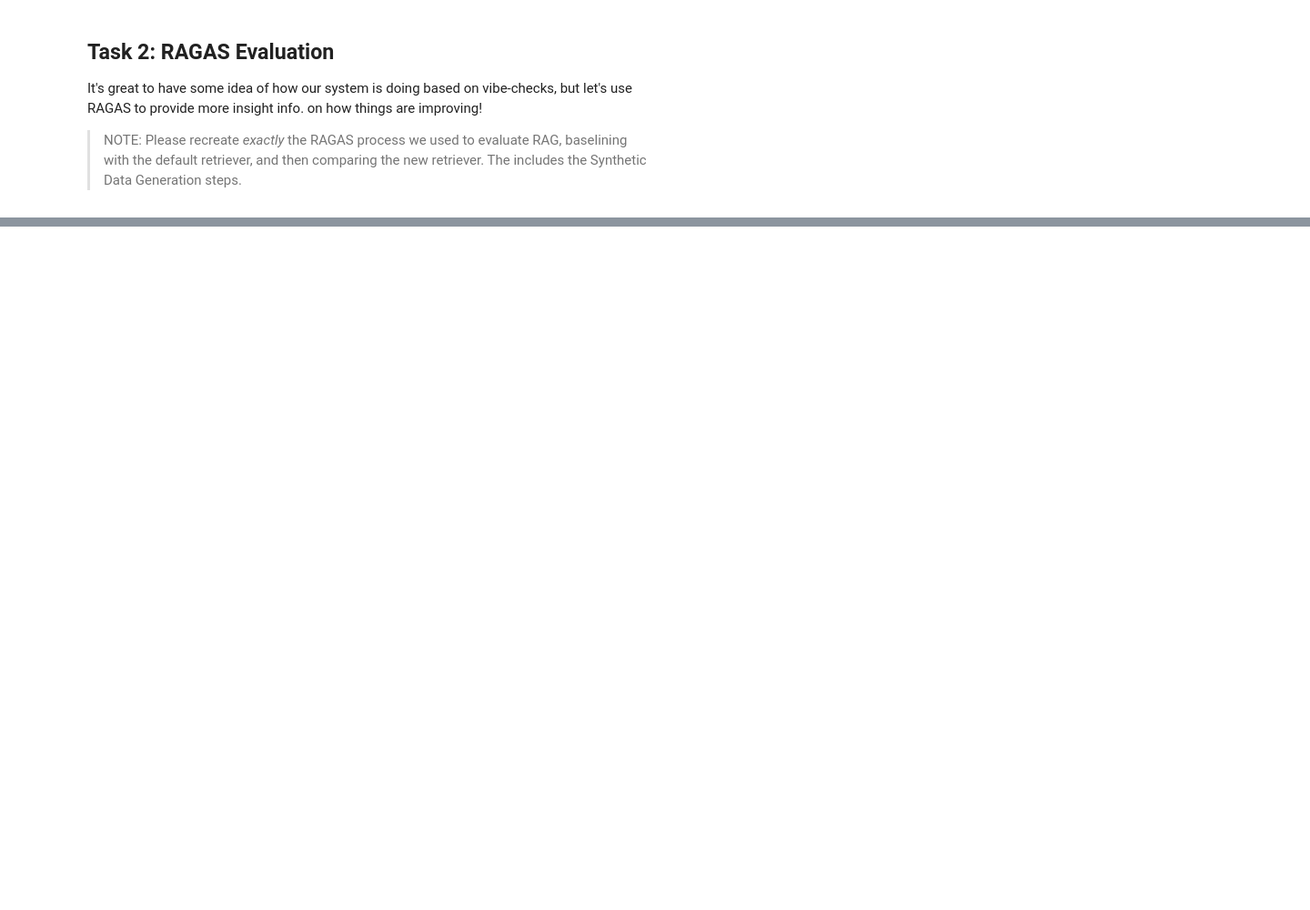
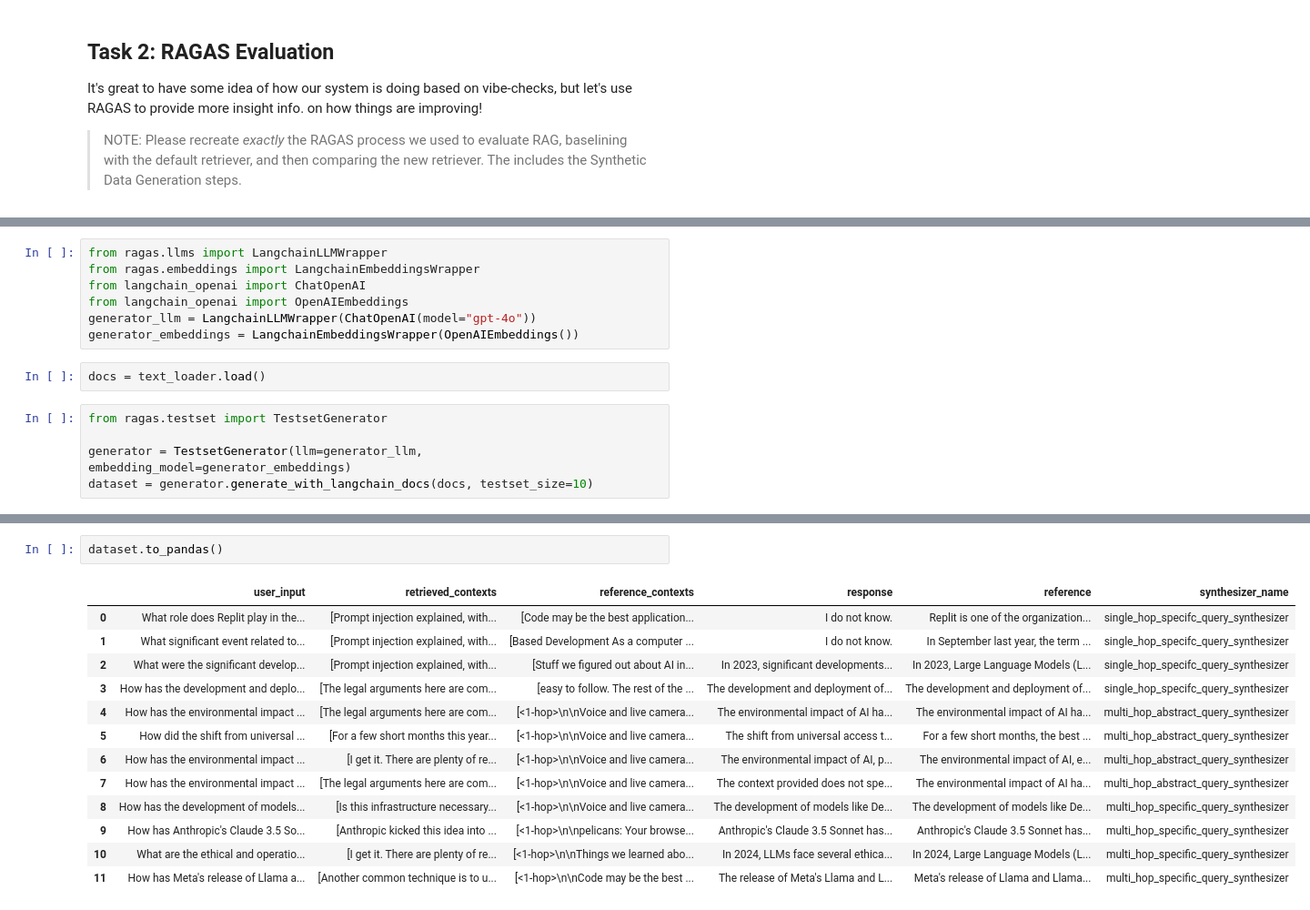
Before and after one commit to nilay320/AIE5, a Jupyter notebook: 09_Finetuning_Embeddings/Fine_tuning_Embedding_Models_for_RAG_Solution_Notebook.ipynb, the cells around one changed output, grey strips where cells are left out. Shown at 91% size. Saved outputs shown, nothing was run; the diff lists cells and outputs as text; blank space fills up the shorter version.

```diff
--- a/09_Finetuning_Embeddings/Fine_tuning_Embedding_Models_for_RAG_Solution_Notebook.ipynb
+++ b/09_Finetuning_Embeddings/Fine_tuning_Embedding_Models_for_RAG_Solution_Notebook.ipynb
@@ -686,0 +692,14 @@ It's great to have some idea of how our system is doing based on vibe-checks, bu
+# %%
+from ragas.llms import LangchainLLMWrapper
+from ragas.embeddings import LangchainEmbeddingsWrapper
+from langchain_openai import ChatOpenAI
+from langchain_openai import OpenAIEmbeddings
+generator_llm = LangchainLLMWrapper(ChatOpenAI(model="gpt-4o"))
+generator_embeddings = LangchainEmbeddingsWrapper(OpenAIEmbeddings())
+# %%
+docs = text_loader.load()
+# %%
+from ragas.testset import TestsetGenerator
+
+generator = TestsetGenerator(llm=generator_llm, embedding_model=generator_embeddings)
+dataset = generator.generate_with_langchain_docs(docs, testset_size=10)
@@ -686,0 +715,16 @@ It's great to have some idea of how our system is doing based on vibe-checks, bu
+# %%
+dataset.to_pandas()
+# %% [output]
+|  | user_input | retrieved_contexts | reference_contexts | response | reference | synthesizer_name |
+| 0 | What role does Replit play in the... | [Prompt injection explained, with... | [Code may be the best application... | I do not know. | Replit is one of the organization... | single_hop_specifc_query_synthesizer |
+| 1 | What significant event related to... | [Prompt injection explained, with... | [Based Development As a computer ... | I do not know. | In September last year, the term ... | single_hop_specifc_query_synthesizer |
+| 2 | What were the significant develop... | [Prompt injection explained, with... | [Stuff we figured out about AI in... | In 2023, significant developments... | In 2023, Large Language Models (L... | single_hop_specifc_query_synthesizer |
+| 3 | How has the development and deplo... | [The legal arguments here are com... | [easy to follow. The rest of the ... | The development and deployment of... | The development and deployment of... | single_hop_specifc_query_synthesizer |
+| 4 | How has the environmental impact ... | [The legal arguments here are com... | [<1-hop>\n\nVoice and live camera... | The environmental impact of AI ha... | The environmental impact of AI ha... | multi_hop_abstract_query_synthesizer |
+| 5 | How did the shift from universal ... | [For a few short months this year... | [<1-hop>\n\nVoice and live camera... | The shift from universal access t... | For a few short months, the best ... | multi_hop_abstract_query_synthesizer |
+| 6 | How has the environmental impact ... | [I get it. There are plenty of re... | [<1-hop>\n\nVoice and live camera... | The environmental impact of AI, p... | The environmental impact of AI, e... | multi_hop_abstract_query_synthesizer |
+| 7 | How has the environmental impact ... | [The legal arguments here are com... | [<1-hop>\n\nVoice and live camera... | The context provided does not spe... | The environmental impact of AI ha... | multi_hop_abstract_query_synthesizer |
+| 8 | How has the development of models... | [Is this infrastructure necessary... | [<1-hop>\n\nVoice and live camera... | The development of models like De... | The development of models like De... | multi_hop_specific_query_synthesizer |
+| 9 | How has Anthropic's Claude 3.5 So... | [Anthropic kicked this idea into ... | [<1-hop>\n\npelicans: Your browse... | Anthropic's Claude 3.5 Sonnet has... | Anthropic's Claude 3.5 Sonnet has... | multi_hop_specific_query_synthesizer |
+| 10 | What are the ethical and operatio... | [I get it. There are plenty of re... | [<1-hop>\n\nThings we learned abo... | In 2024, LLMs face several ethica... | In 2024, Large Language Models (L... | multi_hop_specific_query_synthesizer |
+| 11 | How has Meta's release of Llama a... | [Another common technique is to u... | [<1-hop>\n\nCode may be the best ... | The release of Meta's Llama and L... | Meta's release of Llama and Llama... | multi_hop_specific_query_synthesizer |
```
Also changed, not shown: parts of 11 cells of this notebook.
